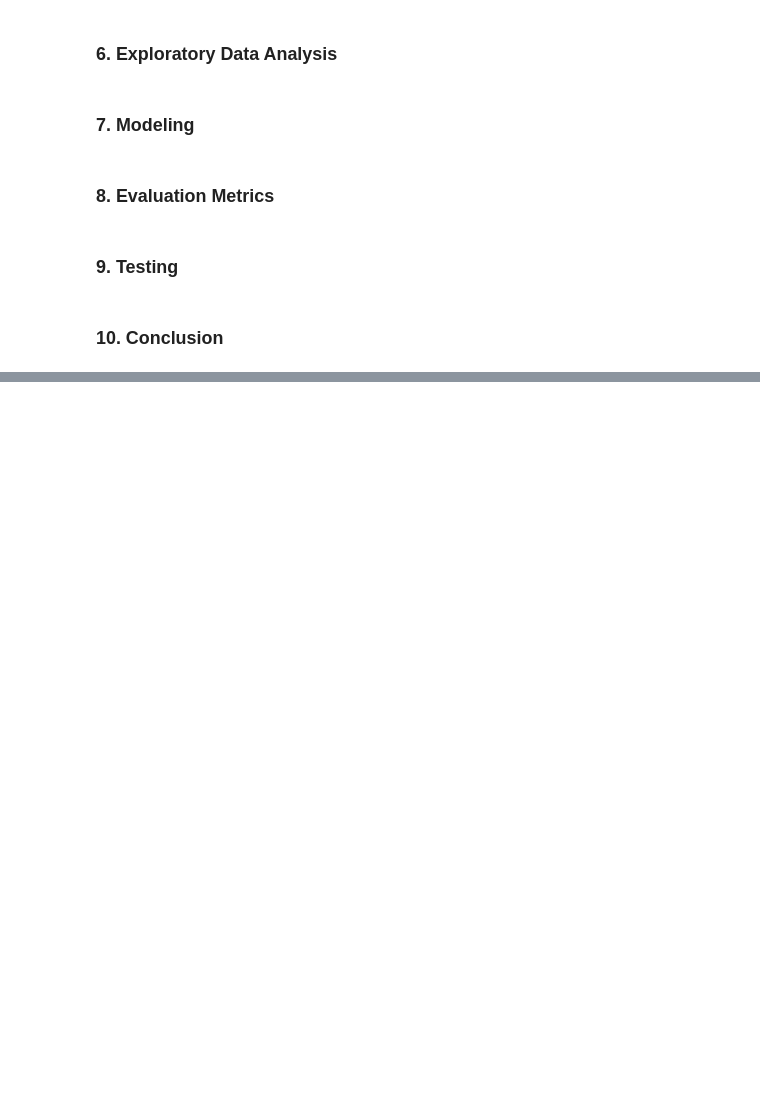
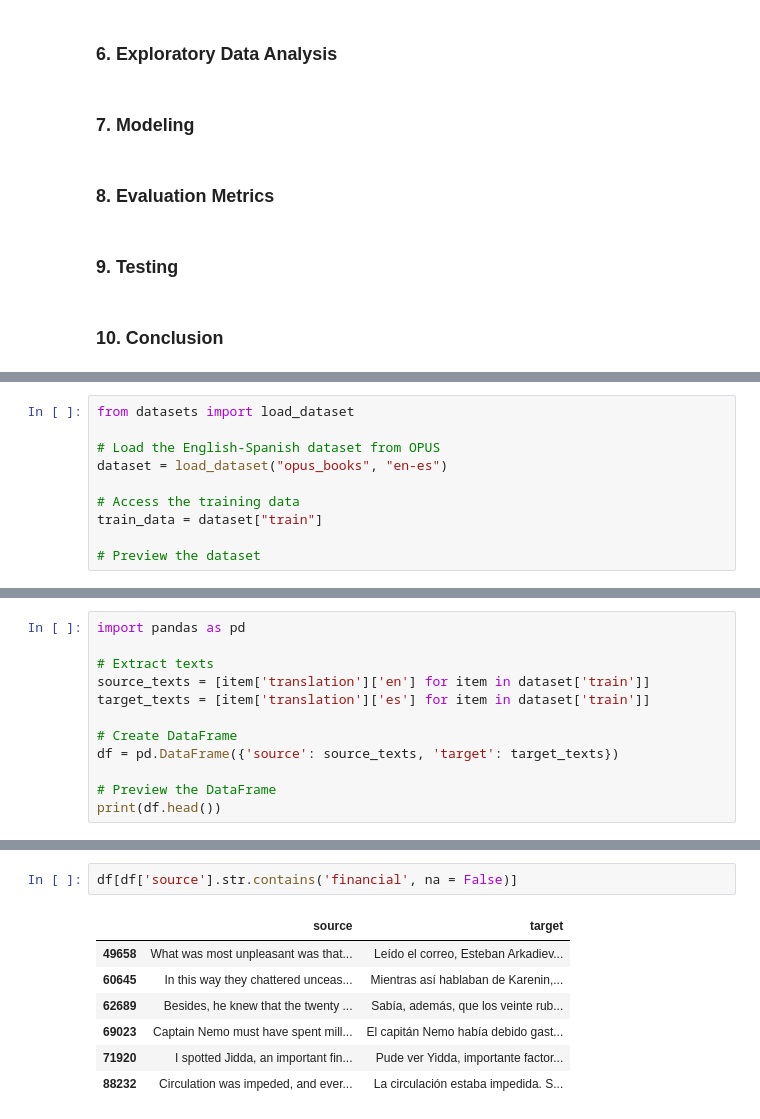
Before and after one commit to raemilcf/ChatbotFinancialReports, a Jupyter notebook: FInal_project_NLP_Report_reader.ipynb, the cells around one changed output, grey strips where cells are left out. Saved outputs shown, nothing was run; the diff lists cells and outputs as text; blank space fills up the shorter version.

```diff
--- a/FInal_project_NLP_Report_reader.ipynb
+++ b/FInal_project_NLP_Report_reader.ipynb
@@ -1184,0 +1205,10 @@ for index, table in enumerate(result_table):
+# %%
+from datasets import load_dataset
+
+# Load the English-Spanish dataset from OPUS
+dataset = load_dataset("opus_books", "en-es")
+
+# Access the training data
+train_data = dataset["train"]
+
+# Preview the dataset
@@ -1184,0 +1229,12 @@ for index, table in enumerate(result_table):
+# %%
+import pandas as pd
+
+# Extract texts
+source_texts = [item['translation']['en'] for item in dataset['train']]
+target_texts = [item['translation']['es'] for item in dataset['train']]
+
+# Create DataFrame
+df = pd.DataFrame({'source': source_texts, 'target': target_texts})
+
+# Preview the DataFrame
+print(df.head())
@@ -1184,0 +1255,10 @@ for index, table in enumerate(result_table):
+# %%
+df[df['source'].str.contains('financial', na = False)]
+# %% [output]
+|  | source | target |
+| 49658 | What was most unpleasant was that... | Leído el correo, Esteban Arkadiev... |
+| 60645 | In this way they chattered unceas... | Mientras así hablaban de Karenin,... |
+| 62689 | Besides, he knew that the twenty ... | Sabía, además, que los veinte rub... |
+| 69023 | Captain Nemo must have spent mill... | El capitán Nemo había debido gast... |
+| 71920 | I spotted Jidda, an important fin... | Pude ver Yidda, importante factor... |
+| 88232 | Circulation was impeded, and ever... | La circulación estaba impedida. S... |
```
Also changed, not shown: parts of 7 cells of this notebook.
